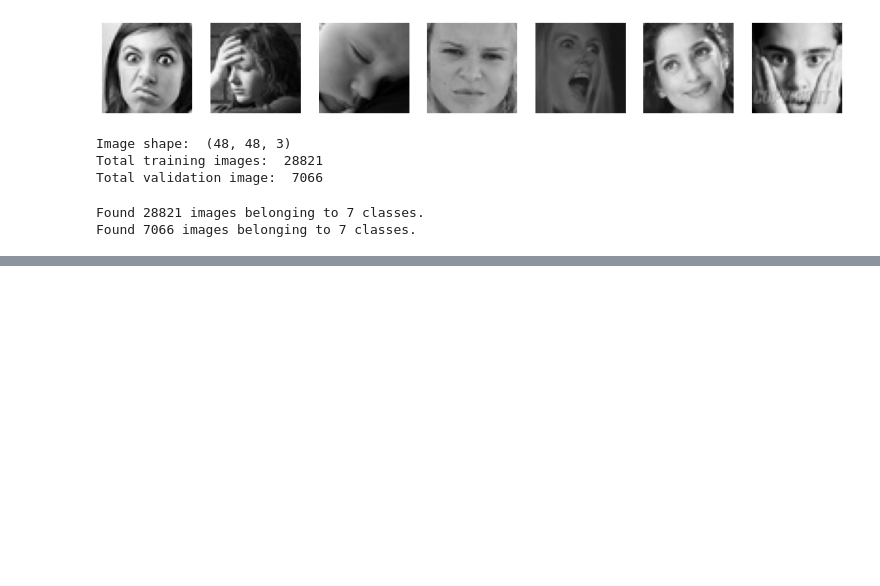
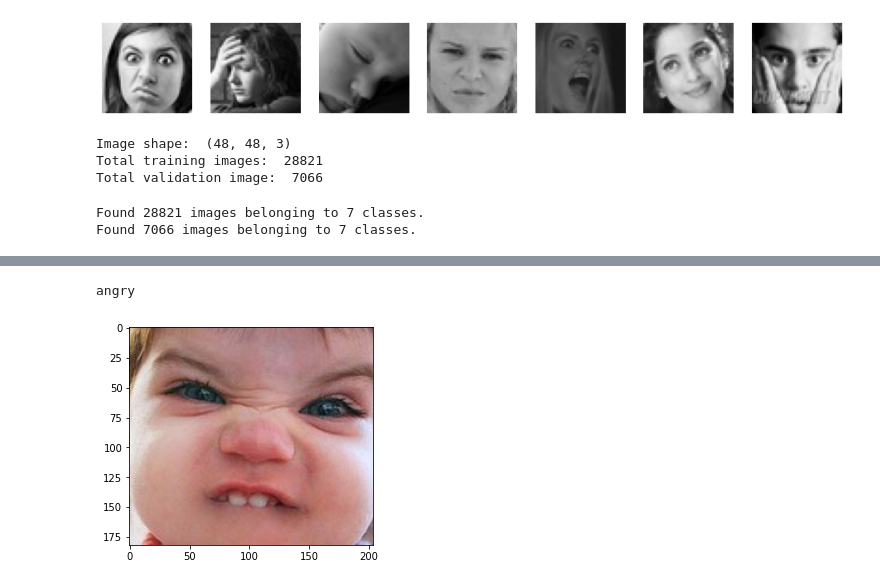
Before and after one commit to CaptaiN785/Face-expression-recognition, a Jupyter notebook: facial_expression.ipynb, the cells around one changed output, grey strips where cells are left out. Cells and saved outputs as stored; diff of their text form; code cells hidden in the pictures; blank space fills up the shorter version.

Commit message:
Updated the notebook and uploaded the model.

```diff
--- a/facial_expression.ipynb
+++ b/facial_expression.ipynb
@@ -129,7 +118,7 @@ Non-trainable params: 1,792
 _________________________________________________________________
 # %%
 history = model.fit(train,
-          epochs = 50,
+          epochs = 30,
           steps_per_epoch=steps,
           validation_steps = val_steps,
           validation_data=test)
@@ -153,0 +143,4 @@ Epoch 50/50
+# %%
+labels = {}
+for name, index in train.class_indices.items():
+    labels[index] = name
@@ -153,0 +157,28 @@ Epoch 50/50
+# %%
+## Function to predict the image
+def predict(path):
+    ## Loading image
+    image = face_recognition.load_image_file(path)
+
+    faces = face_recognition.face_locations(image, model = 'cnn')
+    if len(faces) < 1:
+        print("No face detected")
+        return None
+
+    ## getting the face location
+    top, right, bottom, left = faces[0]
+    face = image[top:bottom, left:right]
+    plt.imshow(face)
+
+    ## Reshaping the image
+    new_face = cv.resize(face, (48, 48), cv.INTER_AREA)/255.0
+    image = new_face.reshape((-1, 48, 48, 3))
+
+    pred = model.predict(image)
+    class_ = np.argmax(pred)
+    print(labels[class_])
+# %%
+predict('angry.jpg')
+# %% [output]
+angry
+[figure, added]
```
Also changed, not shown: parts of 8 cells of this notebook, 4 other files.
